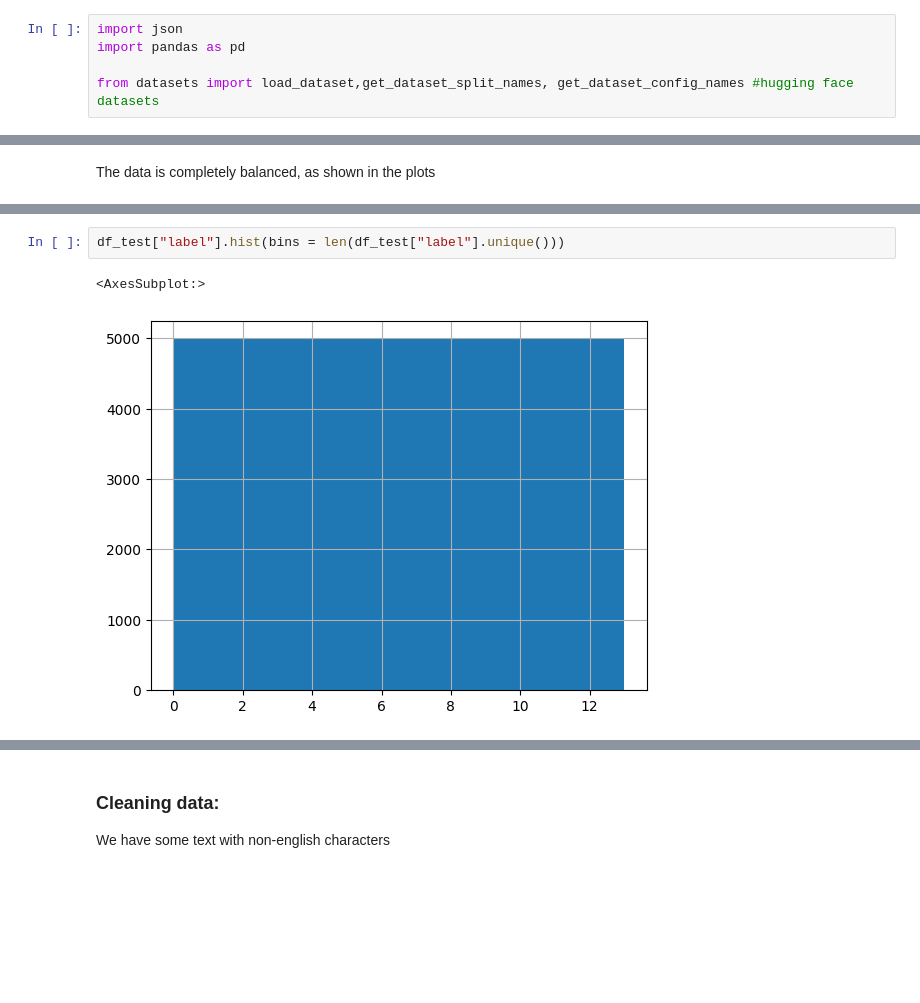
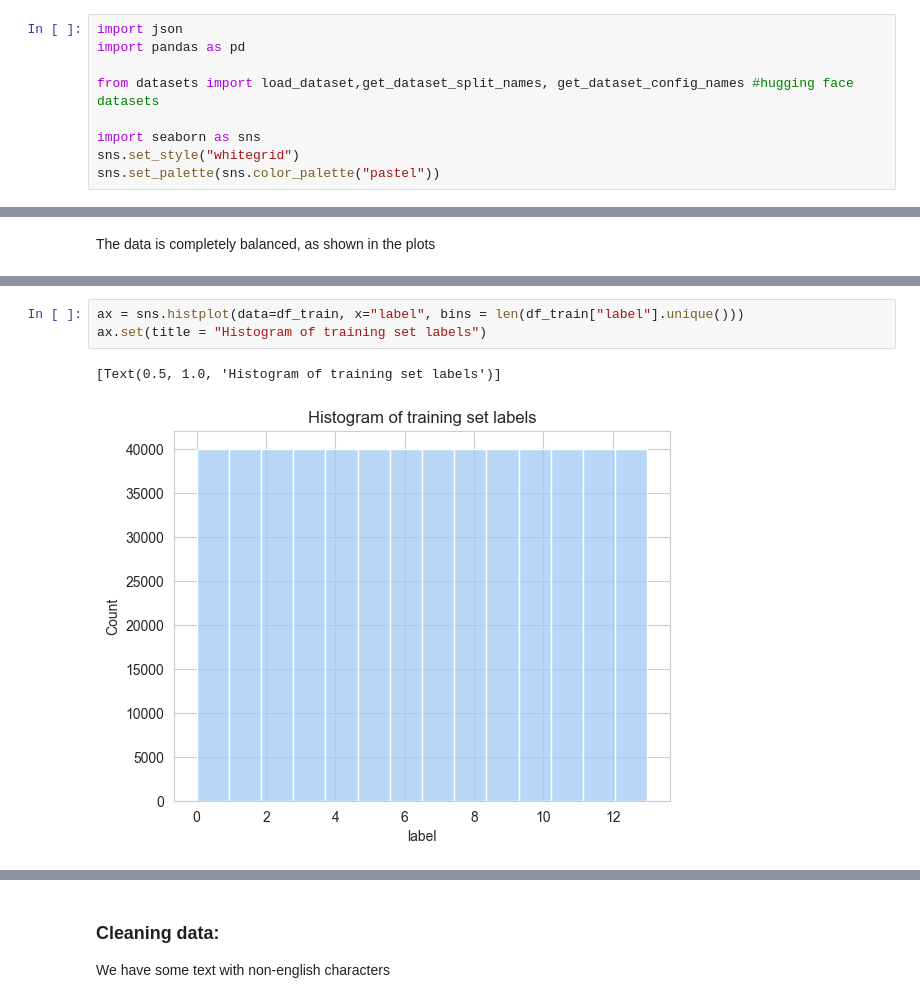
Before and after one commit to javi99/NLP_final, a Jupyter notebook: descriptive_statistics.ipynb, the cells around one changed output, grey strips where cells are left out. Cells and saved outputs as stored; diff of their text form; blank space fills up the shorter version.

```diff
--- a/descriptive_statistics.ipynb
+++ b/descriptive_statistics.ipynb
@@ -3,6 +3,10 @@ import json
 import pandas as pd
 
 from datasets import load_dataset,get_dataset_split_names, get_dataset_config_names #hugging face datasets
+
+import seaborn as sns
+sns.set_style("whitegrid")
+sns.set_palette(sns.color_palette("pastel"))
 # %% [markdown]
 # Data preview
 # %%
@@ -128,5 +102,6 @@ df_train["label"].hist(bins = len(df_train["label"].unique()))
-# %%
-df_test["label"].hist(bins = len(df_test["label"].unique()))
-# %% [output]
-<AxesSubplot:>
-[figure, removed]
+# %%
+ax = sns.histplot(data=df_train, x="label", bins = len(df_train["label"].unique()))
+ax.set(title = "Histogram of training set labels")
+# %% [output]
+[Text(0.5, 1.0, 'Histogram of training set labels')]
+[figure, added]
```
Also changed, not shown: parts of 18 cells of this notebook, 1 other file.
